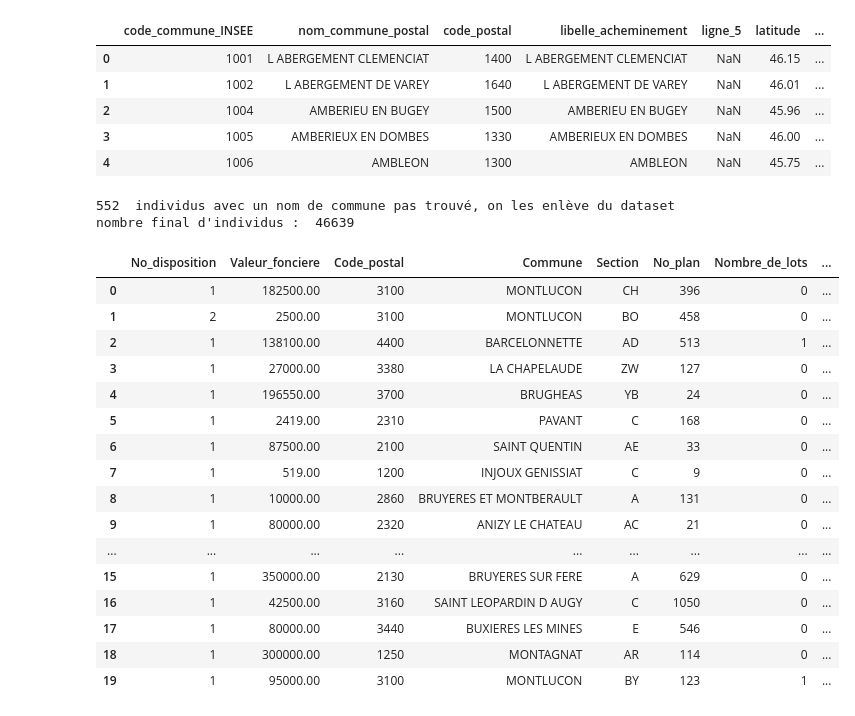
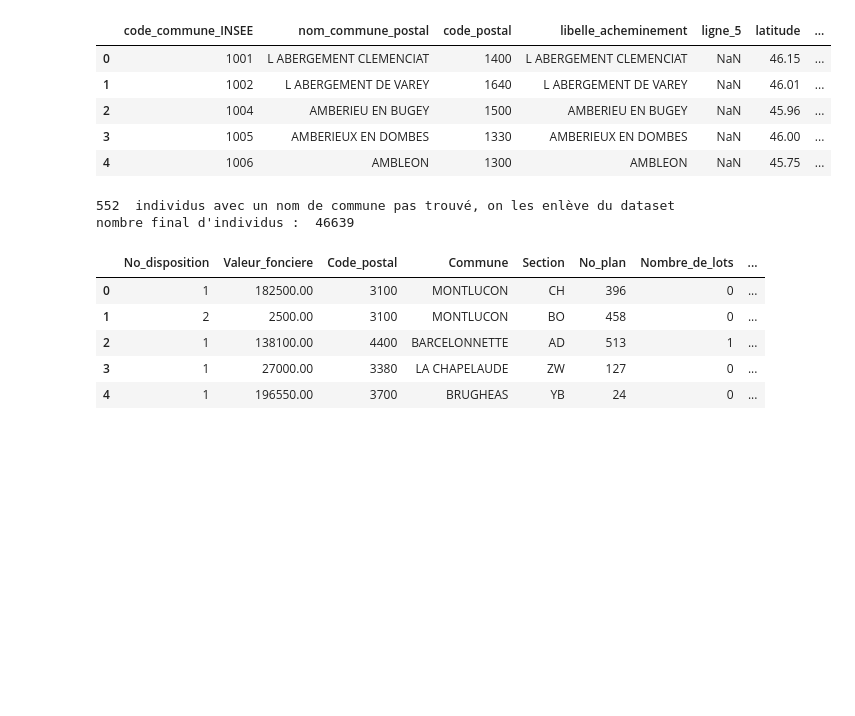
Before and after one commit to Naghan1132/Property_price_prediction, a Jupyter notebook: src/preprocessing.ipynb, the cells around one changed output. Cells and saved outputs as stored; diff of their text form; code cells hidden in the pictures; blank space fills up the shorter version.

```diff
--- a/src/preprocessing.ipynb
+++ b/src/preprocessing.ipynb
@@ -342,45 +342,34 @@ geo['Commune'] = geo['Commune'].str.replace('-', ' ')
 df['Commune'] = df['Commune'].str.replace('-', ' ')
 geo['Commune'] = geo['Commune'].str.replace('ST', 'SAINT')  # format 'ST' et 'SAINT'
 df['Commune'] = df['Commune'].str.replace('ST', 'SAINT')
 geo['Commune'] = geo['Commune'].str.replace('\'', ' ')
 df['Commune'] = df['Commune'].str.replace('\'', ' ')
 
 geo_commune = geo[['Commune', 'Code_postal', 'latitude', 'longitude']]
 
 
 # MERGE
 df = pd.merge(df, geo_commune, on=['Commune', 'Code_postal'], how='left')  # OK -> merge la commune et le code postal, car desfois la commune est dans différent département
 
 
 # Le reste des communes non trouvé c'est des erreurs dans le fichier geo, exemple => LA SALLE DES ALPES, dans les data => "LA SALLE", IMPOSSIBLE À gérer ce genre d'erreur humaine => à enlever
 print(df['longitude'].isna().sum()," individus avec un nom de commune pas trouvé, on les enlève du dataset")
 
 # Drop not found
 df = df.dropna(subset=['longitude'])
 
 print("nombre final d'individus : ",len(df))
 
-df.head(20)
+df.head()
 # %% [output]
 552  individus avec un nom de commune pas trouvé, on les enlève du dataset
 nombre final d'individus :  46639
 |  | No_disposition | Valeur_fonciere | Code_postal | Commune | Section | No_plan | Nombre_de_lots | ... |
 | 0 | 1 | 182500.00 | 3100 | MONTLUCON | CH | 396 | 0 | ... |
 | 1 | 2 | 2500.00 | 3100 | MONTLUCON | BO | 458 | 0 | ... |
 | 2 | 1 | 138100.00 | 4400 | BARCELONNETTE | AD | 513 | 1 | ... |
 | 3 | 1 | 27000.00 | 3380 | LA CHAPELAUDE | ZW | 127 | 0 | ... |
 | 4 | 1 | 196550.00 | 3700 | BRUGHEAS | YB | 24 | 0 | ... |
-| 5 | 1 | 2419.00 | 2310 | PAVANT | C | 168 | 0 | ... |
-| 6 | 1 | 87500.00 | 2100 | SAINT QUENTIN | AE | 33 | 0 | ... |
-| 7 | 1 | 519.00 | 1200 | INJOUX GENISSIAT | C | 9 | 0 | ... |
-| 8 | 1 | 10000.00 | 2860 | BRUYERES ET MONTBERAULT | A | 131 | 0 | ... |
-| 9 | 1 | 80000.00 | 2320 | ANIZY LE CHATEAU | AC | 21 | 0 | ... |
-| ... | ... | ... | ... | ... | ... | ... | ... | ... |
-| 15 | 1 | 350000.00 | 2130 | BRUYERES SUR FERE | A | 629 | 0 | ... |
-| 16 | 1 | 42500.00 | 3160 | SAINT LEOPARDIN D AUGY | C | 1050 | 0 | ... |
-| 17 | 1 | 80000.00 | 3440 | BUXIERES LES MINES | E | 546 | 0 | ... |
-| 18 | 1 | 300000.00 | 1250 | MONTAGNAT | AR | 114 | 0 | ... |
-| 19 | 1 | 95000.00 | 3100 | MONTLUCON | BY | 123 | 1 | ... |
 # %%
 # Handle 'Corse' Département
 
```
Also changed, not shown: parts of 2 cells of this notebook, 1 other file.
